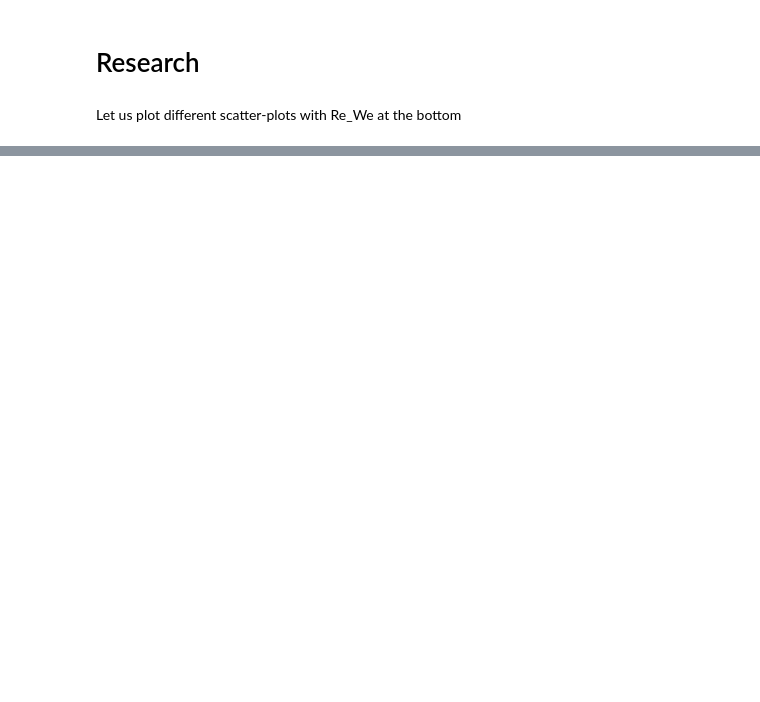
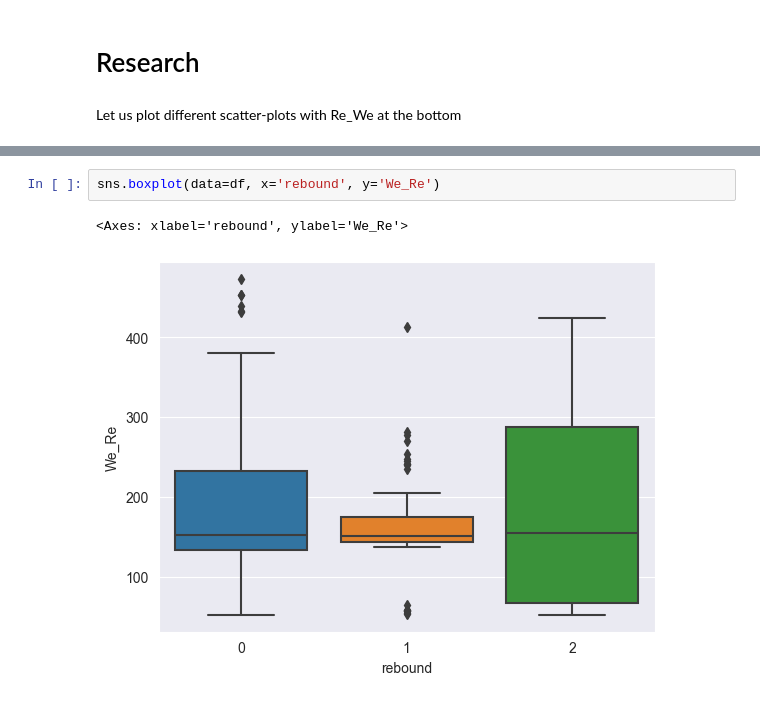
Before and after one commit to mvulf/drop-wall-impact-ml-prediction, a Jupyter notebook: notebooks/research.ipynb, the cells around one changed output, grey strips where cells are left out. Drawn from its saved outputs; the diff is of its cells as text; blank space fills up the shorter version.

```diff
--- a/notebooks/research.ipynb
+++ b/notebooks/research.ipynb
@@ -142,0 +197,5 @@ Let us plot different scatter-plots with Re_We at the bottom
+# %%
+sns.boxplot(data=df, x='rebound', y='We_Re')
+# %% [output]
+<Axes: xlabel='rebound', ylabel='We_Re'>
+[figure, added]
```
Also changed, not shown: parts of 11 cells of this notebook.
